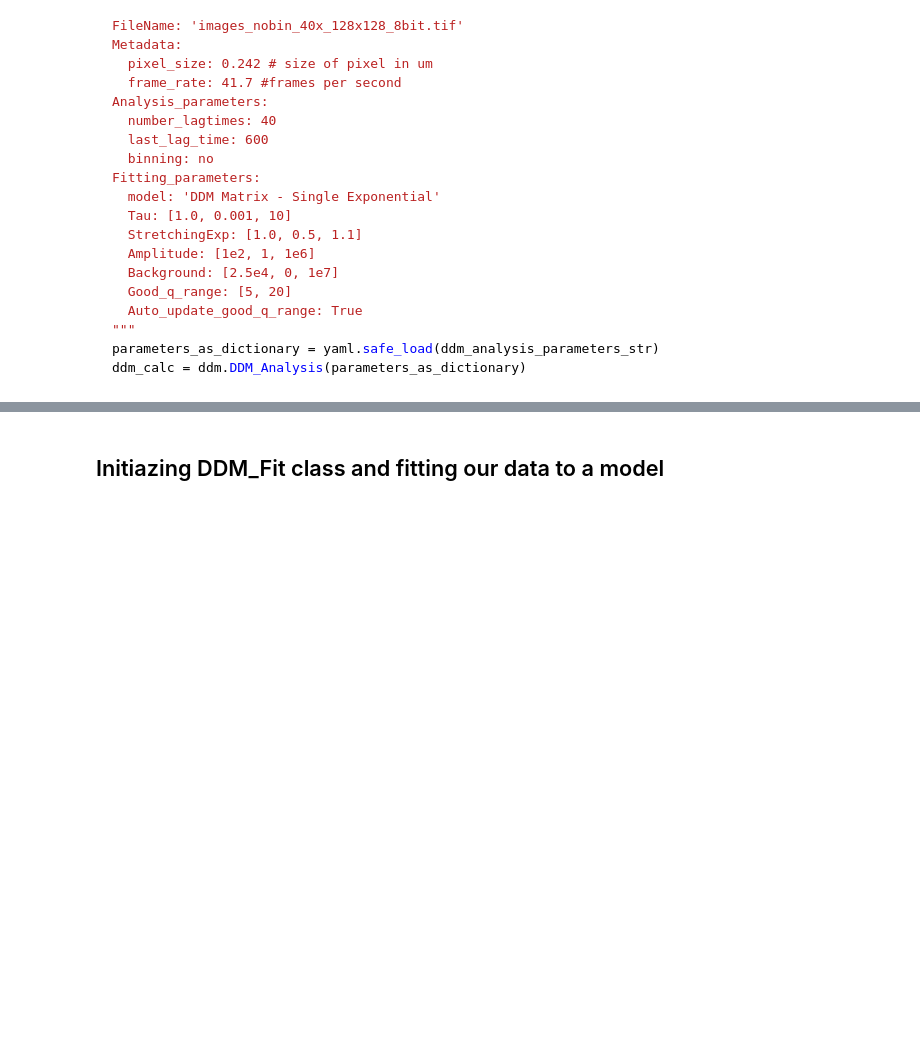
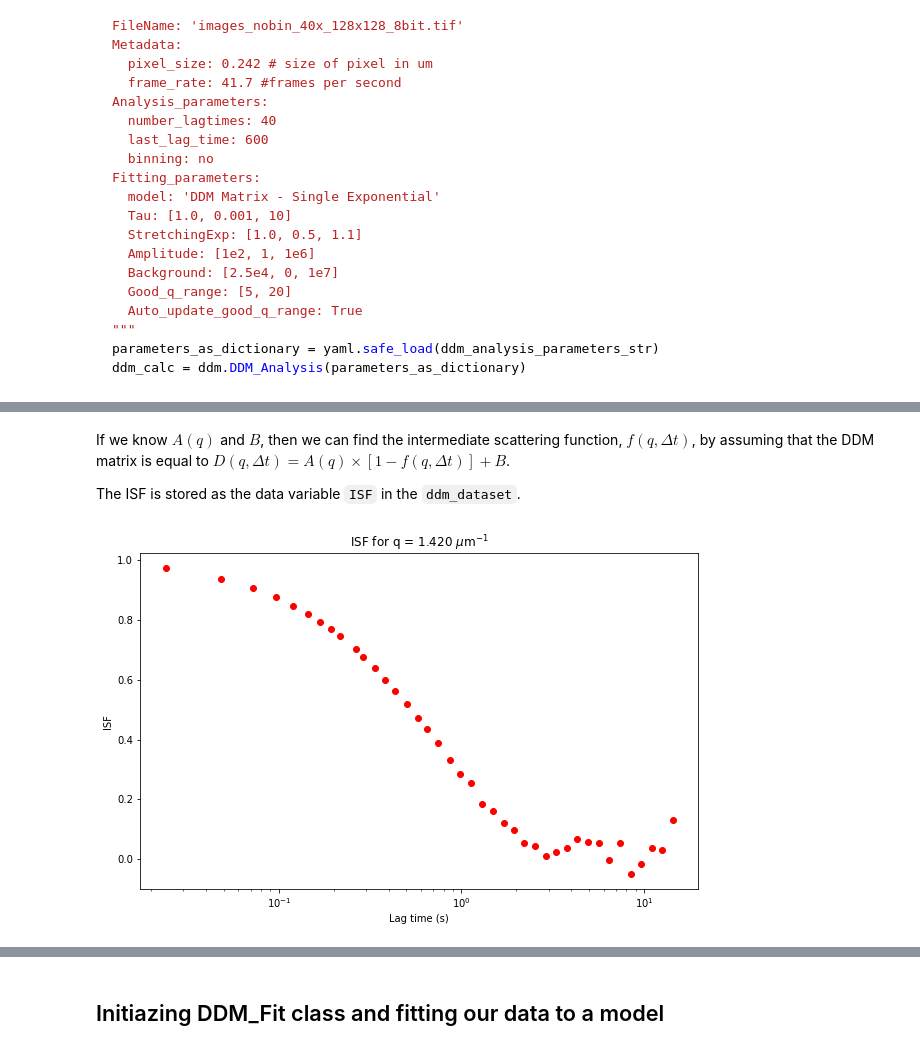
Before and after one commit to rmcgorty/PyDDM, a Jupyter notebook: Examples/DDM - Walkthrough - Diffusing Silica Beads - More in-depth.ipynb, the cells around one changed output, grey strips where cells are left out. Cells and saved outputs as stored; diff of their text form; code cells hidden in the pictures; blank space fills up the shorter version.

```diff
--- a/Examples/DDM - Walkthrough - Diffusing Silica Beads - More in-depth.ipynb
+++ b/Examples/DDM - Walkthrough - Diffusing Silica Beads - More in-depth.ipynb
@@ -81,0 +182,12 @@ ddm_calc.calculate_DDM_matrix()
+# %% [markdown]
+If we know $A(q)$ and $B$, then we can find the intermediate scattering function, $f(q, \Delta t)$, by assuming that the DDM matrix is equal to $D (q, \Delta t) = A(q) \times \left[ 1 - f(q, \Delta t) \right] + B$.
+
+The ISF is stored as the data variable `ISF` in the `ddm_dataset`.
+# %%
+plt.figure(figsize=(10,10/1.618))
+plt.semilogx(ddm_calc.ddm_dataset.lagtime, ddm_calc.ddm_dataset.ISF.sel(q=1.5, method='nearest'), 'ro')
+plt.xlabel("Lag time (s)")
+plt.ylabel("ISF")
+plt.title("ISF for q = %.3f $\mu$m$^{-1}$" % ddm_calc.ddm_dataset.q.sel(q=1.5, method='nearest'));
+# %% [output]
+[figure, added]
```
Also changed, not shown: parts of 49 cells of this notebook, 2 other files.
